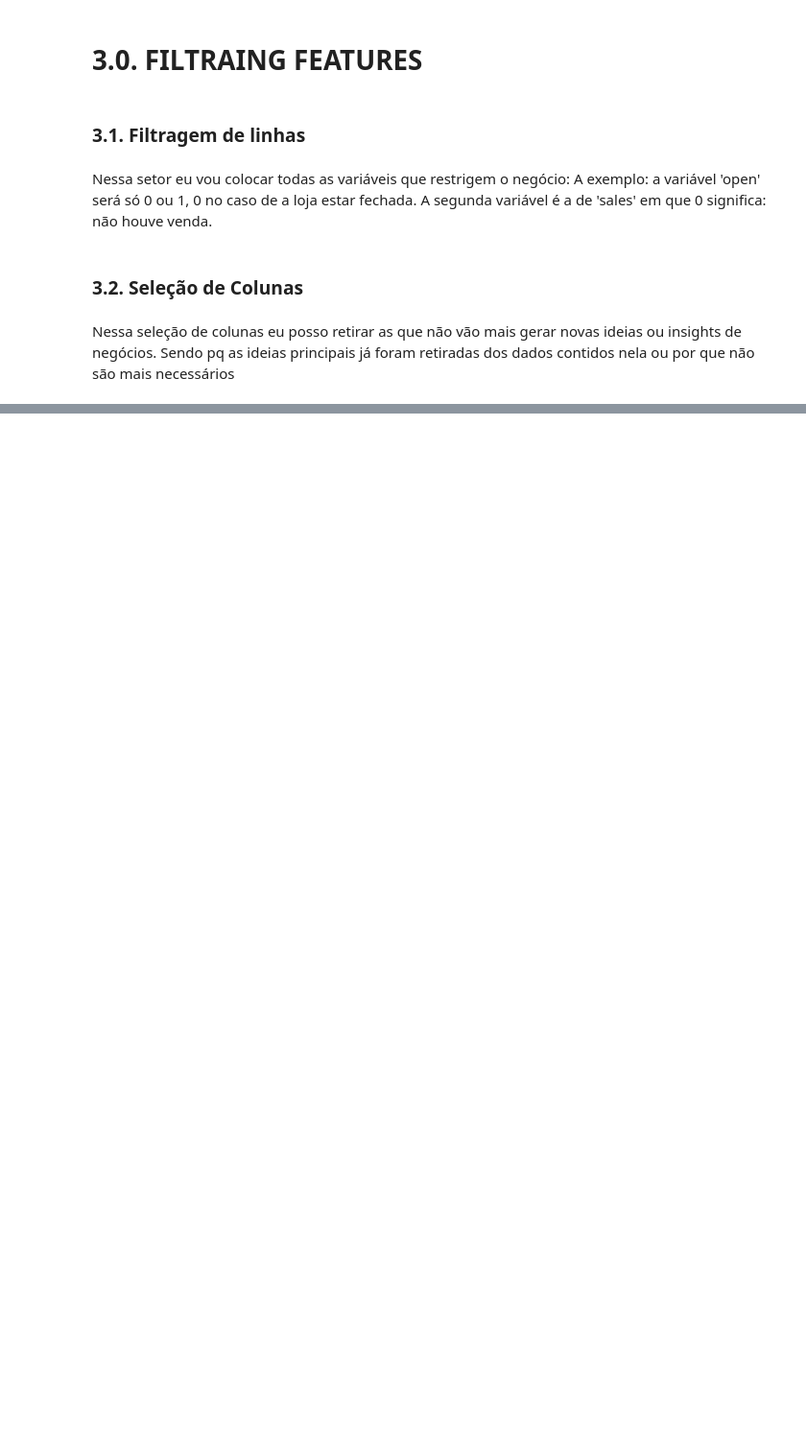
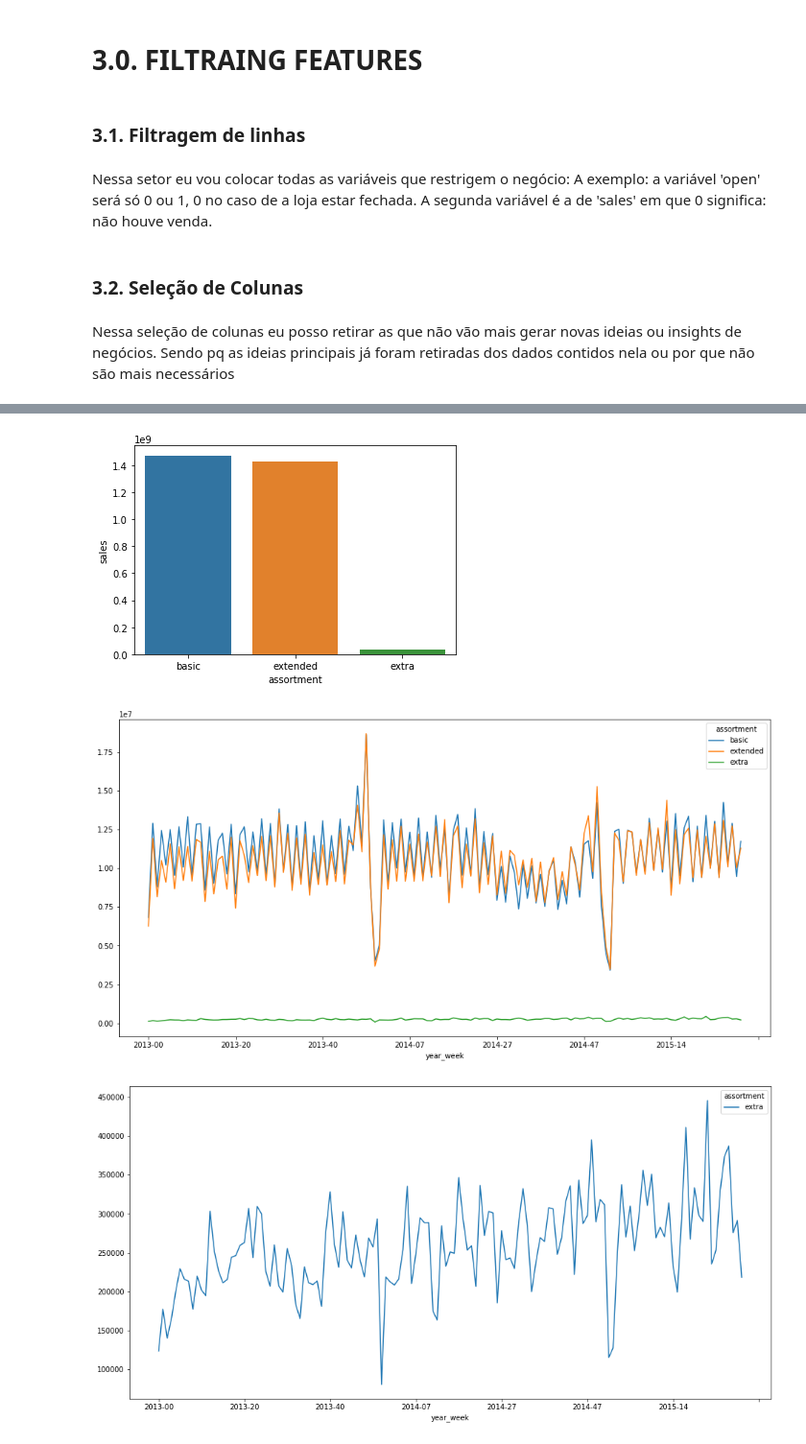
Before and after one commit to vivianebuge/ds-em-producao, a Jupyter notebook: m04_v01_store_sales_prediction.ipynb, the cells around one changed output, grey strips where cells are left out. Shown at 96% size. Saved outputs shown, nothing was run; the diff lists cells and outputs as text; code cells hidden in the pictures; blank space fills up the shorter version.

```diff
--- a/m04_v01_store_sales_prediction.ipynb
+++ b/m04_v01_store_sales_prediction.ipynb
@@ -387,0 +510,19 @@ cat_attributes.head()
+# %%
+H1=df4[['assortment', 'sales']].groupby('assortment').sum().reset_index()
+
+sns.barplot(x='assortment', y='sales', data=H1);
+# Para desvendar se essa variável tem uma tendência de tempo pode-se verificar qual se há alteração siginificativa
+#de acordo com o tempo
+
+aux1 = df4[['year_week','assortment', 'sales']].groupby(['year_week','assortment']).sum().reset_index();
+
+aux1.pivot(index='year_week', columns='assortment', values='sales').plot(figsize=(16,8));
+
+#Devido à escala do extra ser bem menor que as demais então olhar com maiores detalhes para essa linha é uma opção
+aux2=aux1[aux1['assortment']=='extra']
+
+aux2.pivot(index='year_week', columns='assortment', values='sales').plot(figsize=(16,8));
+# %% [output]
+[figure, added]
+[figure, added]
+[figure, added]
```
Also changed, not shown: parts of 38 cells of this notebook.
